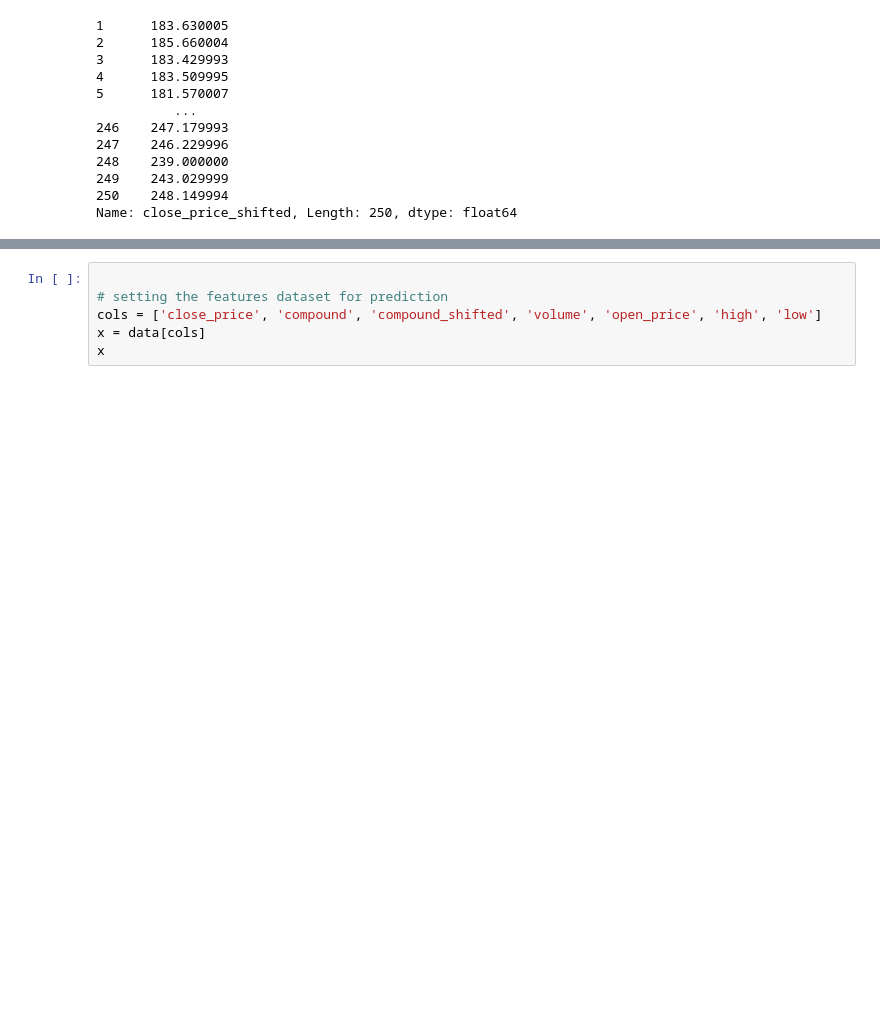
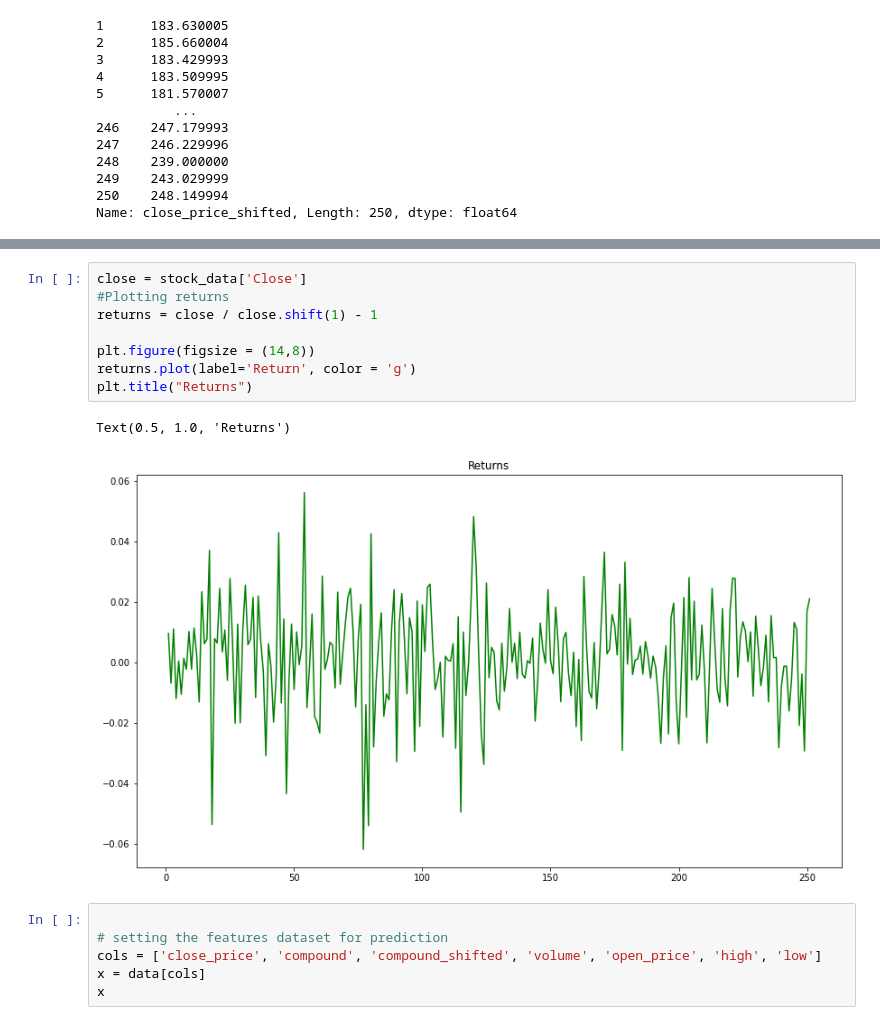
Before and after one commit to soma2000-lang/Stock_Market_Prediction_using_Numerical_and_Textual_Analysis, a Jupyter notebook: Stock_Market_Prediction_using_Numerical_and_Textual_Analysis.ipynb, the cells around one changed output, grey strips where cells are left out. Cells and saved outputs as stored; diff of their text form; blank space fills up the shorter version.

```diff
--- a/Stock_Market_Prediction_using_Numerical_and_Textual_Analysis.ipynb
+++ b/Stock_Market_Prediction_using_Numerical_and_Textual_Analysis.ipynb
@@ -413,3 +425,14 @@ Text(0, 0.5, 'close_price_shifted')
+# %%
+close = stock_data['Close']
+#Plotting returns
+returns = close / close.shift(1) - 1
+
+plt.figure(figsize = (14,8))
+returns.plot(label='Return', color = 'g')
+plt.title("Returns")
+# %% [output]
+Text(0.5, 1.0, 'Returns')
+[figure, added]
 # %%
 
 # setting the features dataset for prediction
```
Also changed, not shown: parts of 3 cells of this notebook.
